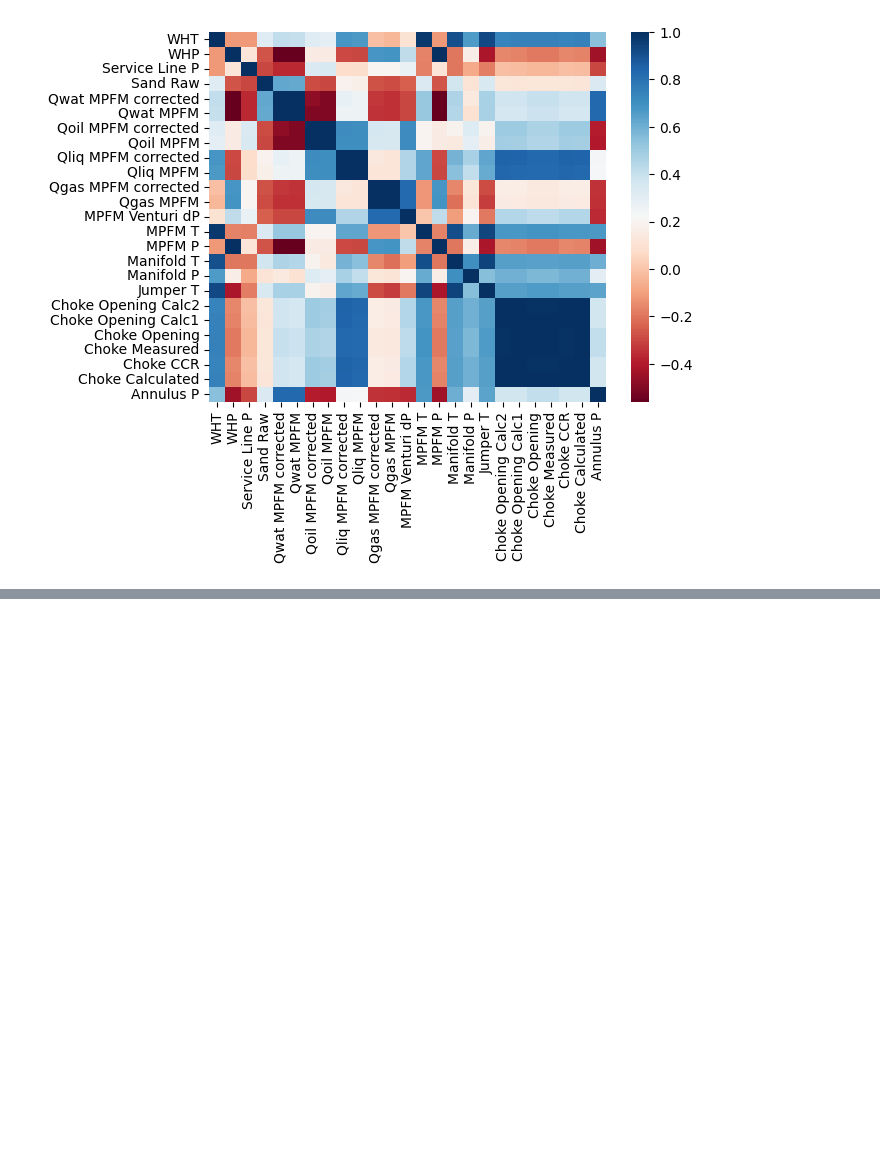
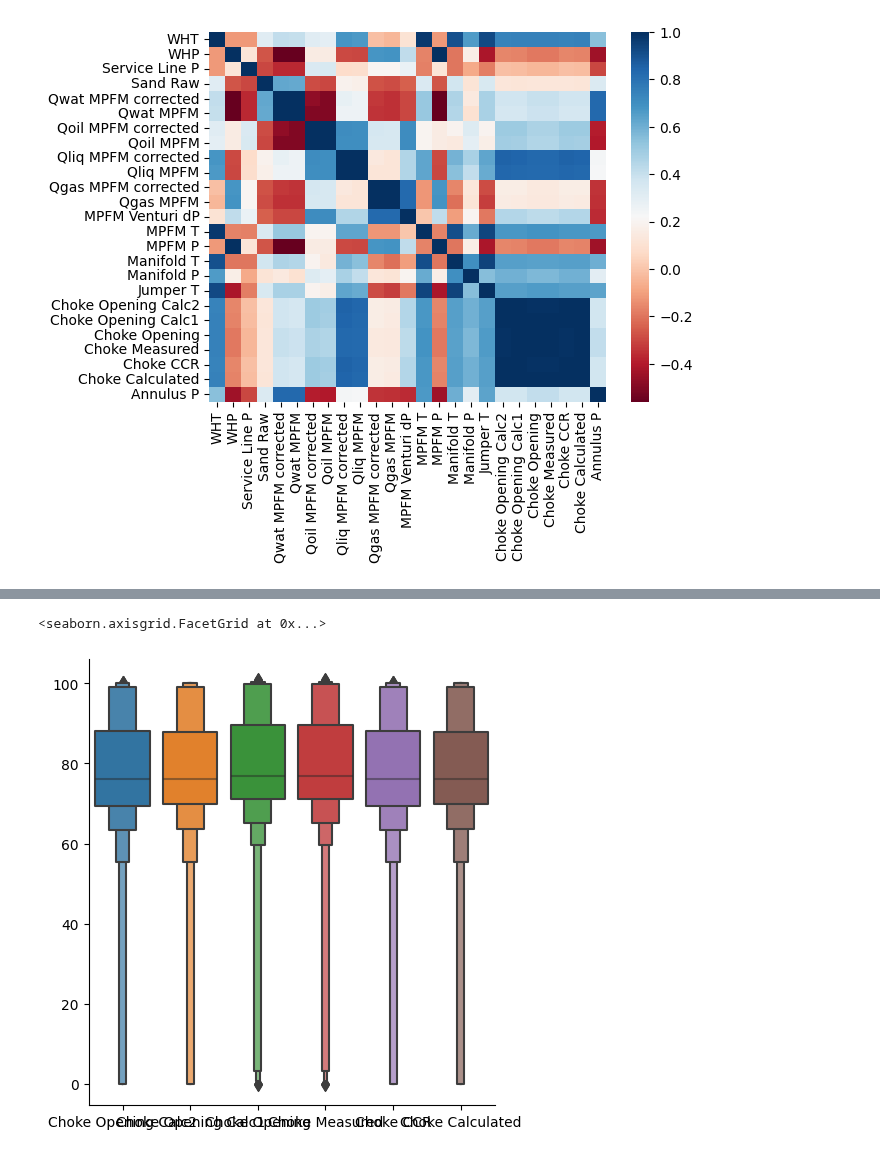
Before and after one commit to mattwagon/oil_production_prediction, a Jupyter notebook: notebooks/matt - data_cleaning.ipynb, the cells around one changed output, grey strips where cells are left out. Cells and saved outputs as stored; diff of their text form; code cells hidden in the pictures; blank space fills up the shorter version.

```diff
--- a/notebooks/matt - data_cleaning.ipynb
+++ b/notebooks/matt - data_cleaning.ipynb
@@ -106,0 +142,5 @@ plt.show()
+# %%
+sns.catplot(data=df_to_impute[choke_cols], kind='boxen')
+# %% [output]
+<seaborn.axisgrid.FacetGrid at 0x...>
+[figure, added]
```
Also changed, not shown: parts of 9 cells of this notebook.
